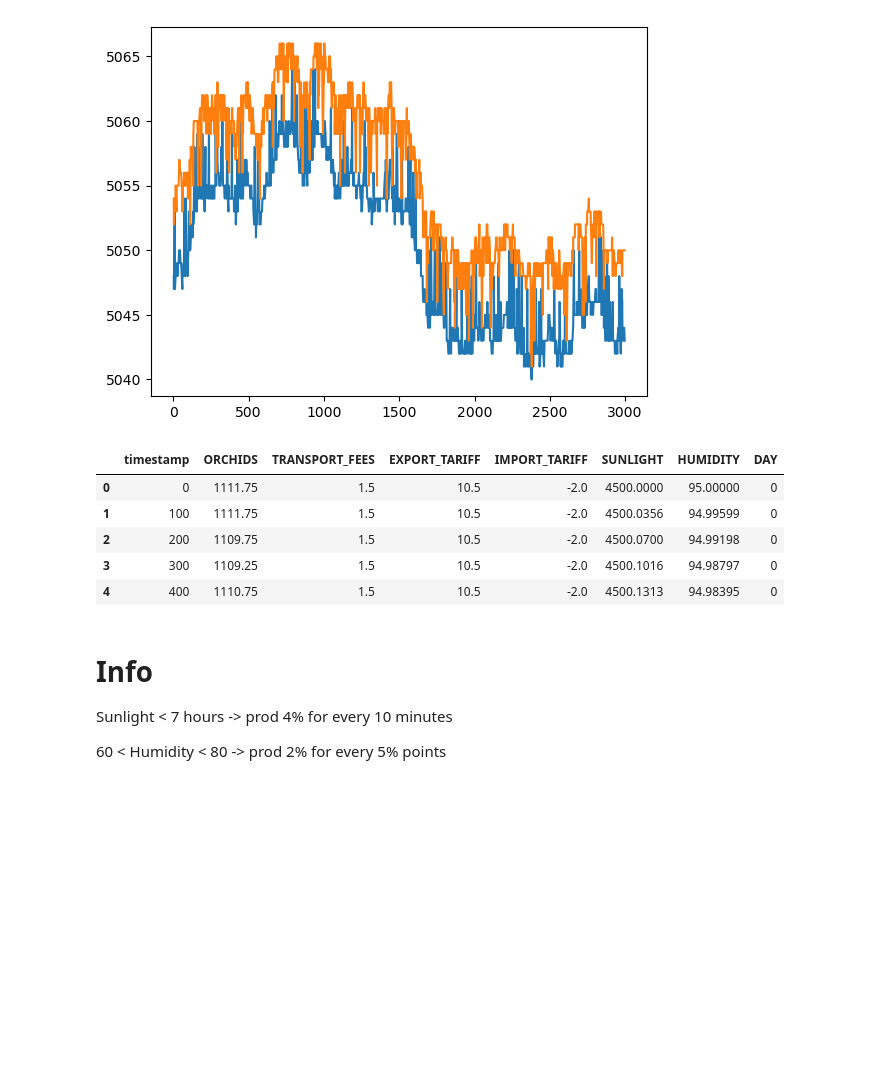
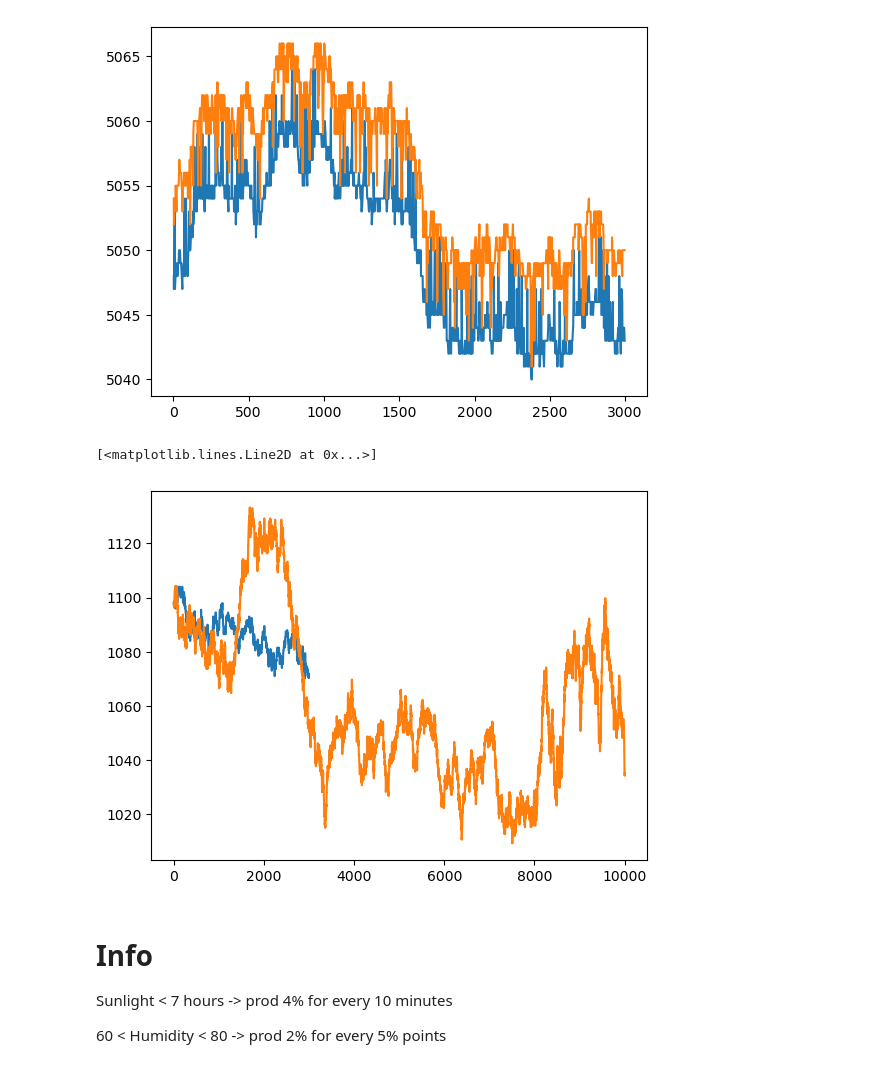
Before and after one commit to AlviseSembenico/IMC-prosperity, a Jupyter notebook: notebooks/round2.ipynb, the cells around one changed output. Cells and saved outputs as stored; diff of their text form; code cells hidden in the pictures; blank space fills up the shorter version.

```diff
--- a/notebooks/round2.ipynb
+++ b/notebooks/round2.ipynb
@@ -162,15 +157,14 @@ plt.plot(df_price['ask_price_1'])
 # %% [output]
 [<matplotlib.lines.Line2D at 0x...>]
 [figure]
-# %%
-df.head()
-# %% [output]
-|  | timestamp | ORCHIDS | TRANSPORT_FEES | EXPORT_TARIFF | IMPORT_TARIFF | SUNLIGHT | HUMIDITY | DAY |
-| 0 | 0 | 1111.75 | 1.5 | 10.5 | -2.0 | 4500.0000 | 95.00000 | 0 |
-| 1 | 100 | 1111.75 | 1.5 | 10.5 | -2.0 | 4500.0356 | 94.99599 | 0 |
-| 2 | 200 | 1109.75 | 1.5 | 10.5 | -2.0 | 4500.0700 | 94.99198 | 0 |
-| 3 | 300 | 1109.25 | 1.5 | 10.5 | -2.0 | 4500.1016 | 94.98797 | 0 |
-| 4 | 400 | 1110.75 | 1.5 | 10.5 | -2.0 | 4500.1313 | 94.98395 | 0 |
+# %%
+df_2 = pd.read_csv('../data/round2/2.csv', delimiter=';')
+df_2 = df_2[df_2['product'] == 'ORCHIDS']
+plt.plot(df_2['mid_price'])
+plt.plot(df['ORCHIDS'])
+# %% [output]
+[<matplotlib.lines.Line2D at 0x...>]
+[figure, added]
 # %% [markdown]
 # Info
 Sunlight < 7 hours -> prod 4% for every 10 minutes
```
Also changed, not shown: parts of 6 cells of this notebook.
